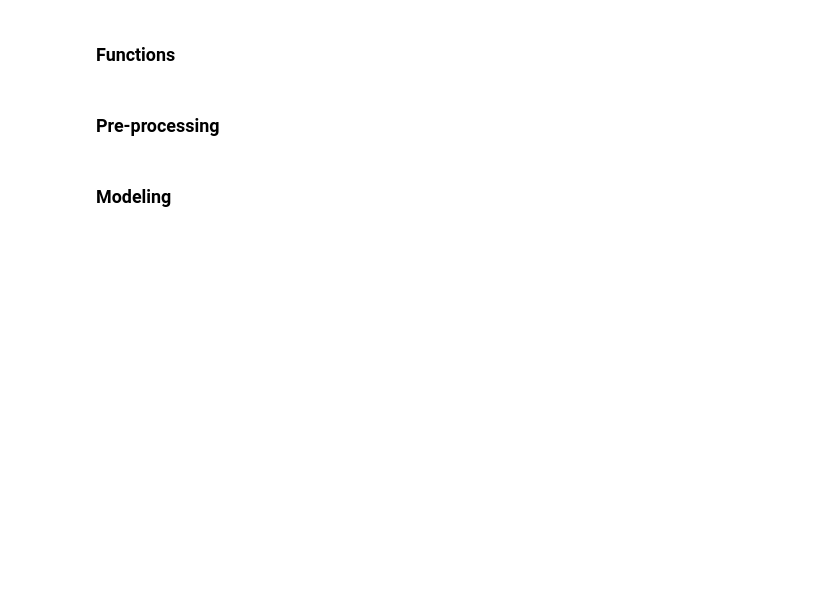
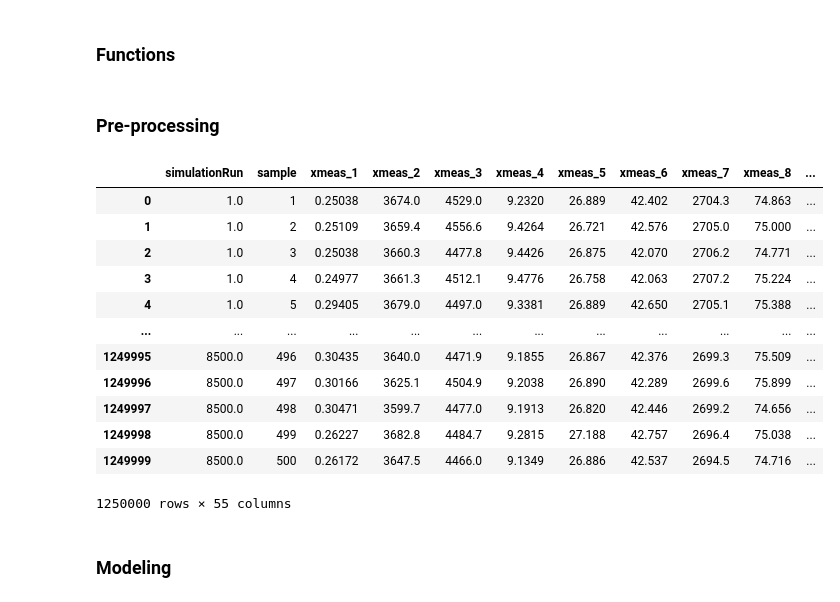
Before and after one commit to ricardo-rolo/Anomaly-Detection-with-Siamese-Neural-Nets, a Jupyter notebook: yahoo_siamese_net.ipynb, the cells around one changed output. Saved outputs shown, nothing was run; the diff lists cells and outputs as text; code cells hidden in the pictures; blank space fills up the shorter version.

```diff
--- a/yahoo_siamese_net.ipynb
+++ b/yahoo_siamese_net.ipynb
@@ -213,4 +213,20 @@ def train_model(pairs_train, labels_train, window_size=500, batch_size=32, n_fea
 ### Pre-processing
 # %%
 anom_df = pd.read_csv('./data/simulacoes_classes_0_3_4_11_16_implicitas.csv')
+# %%
+anom_df
+# %% [output]
+|  | simulationRun | sample | xmeas_1 | xmeas_2 | xmeas_3 | xmeas_4 | xmeas_5 | xmeas_6 | xmeas_7 | xmeas_8 | ... |
+| 0 | 1.0 | 1 | 0.25038 | 3674.0 | 4529.0 | 9.2320 | 26.889 | 42.402 | 2704.3 | 74.863 | ... |
+| 1 | 1.0 | 2 | 0.25109 | 3659.4 | 4556.6 | 9.4264 | 26.721 | 42.576 | 2705.0 | 75.000 | ... |
+| 2 | 1.0 | 3 | 0.25038 | 3660.3 | 4477.8 | 9.4426 | 26.875 | 42.070 | 2706.2 | 74.771 | ... |
+| 3 | 1.0 | 4 | 0.24977 | 3661.3 | 4512.1 | 9.4776 | 26.758 | 42.063 | 2707.2 | 75.224 | ... |
+| 4 | 1.0 | 5 | 0.29405 | 3679.0 | 4497.0 | 9.3381 | 26.889 | 42.650 | 2705.1 | 75.388 | ... |
+| ... | ... | ... | ... | ... | ... | ... | ... | ... | ... | ... | ... |
+| 1249995 | 8500.0 | 496 | 0.30435 | 3640.0 | 4471.9 | 9.1855 | 26.867 | 42.376 | 2699.3 | 75.509 | ... |
+| 1249996 | 8500.0 | 497 | 0.30166 | 3625.1 | 4504.9 | 9.2038 | 26.890 | 42.289 | 2699.6 | 75.899 | ... |
+| 1249997 | 8500.0 | 498 | 0.30471 | 3599.7 | 4477.0 | 9.1913 | 26.820 | 42.446 | 2699.2 | 74.656 | ... |
+| 1249998 | 8500.0 | 499 | 0.26227 | 3682.8 | 4484.7 | 9.2815 | 27.188 | 42.757 | 2696.4 | 75.038 | ... |
+| 1249999 | 8500.0 | 500 | 0.26172 | 3647.5 | 4466.0 | 9.1349 | 26.886 | 42.537 | 2694.5 | 74.716 | ... |
+1250000 rows × 55 columns
 # %%
```
Also changed, not shown: parts of 13 cells of this notebook.
